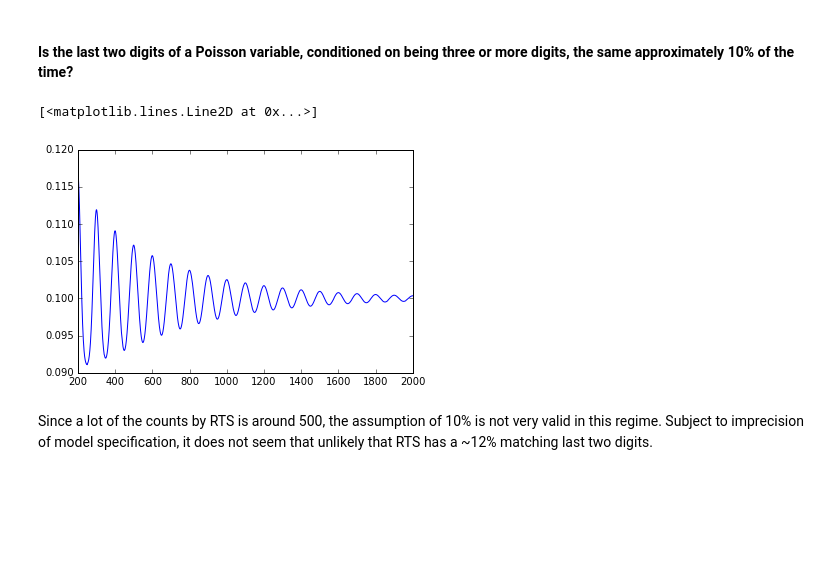
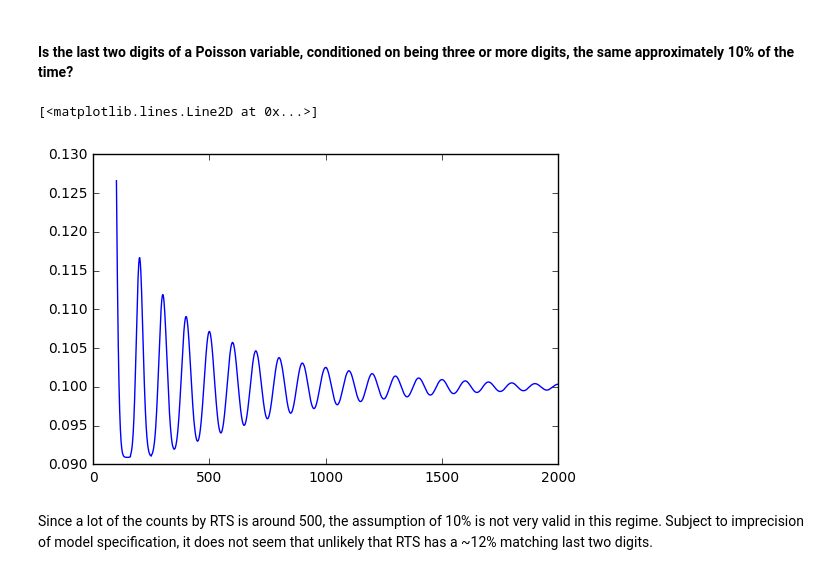
Before and after one commit to mads14/S215a-groupwork, a Jupyter notebook: science-open-research/OSR_Pitt_Hill.ipynb, the cells around one changed output. Cells and saved outputs as stored; diff of their text form; code cells hidden in the pictures; blank space fills up the shorter version.

```diff
--- a/science-open-research/OSR_Pitt_Hill.ipynb
+++ b/science-open-research/OSR_Pitt_Hill.ipynb
@@ -87,22 +200,22 @@ Since a lot of the counts by RTS is around 500, the assumption of 10% is not ver
 # %%
 def term2d_poisson_tv(mu):
     '''computes the total variation distance of the terminal digit distribution against uniform'''
     # Computes the probability mass, tail probability disregarded
     num_comp = np.ceil(stats.poisson.ppf(0.999, mu) / 100) * 100
     prob = stats.poisson.pmf(np.arange(100, num_comp), mu)
     # Normalization by 1-norm
     prob = prob / np.linalg.norm(prob, 1)
     # Reshaping prob into 10 columns so each row can be added
     prob = np.reshape(prob, (-1, 100))
     return np.sum(prob[:, 0:100:11])
 
 v_term2d_poisson_tv = np.vectorize(term2d_poisson_tv)
 # Range of mu we are plotting
-x = np.arange(200, 2000)
+x = np.arange(100, 2000)
 plt.plot(x, v_term2d_poisson_tv(x))
 # %% [output]
 [<matplotlib.lines.Line2D at 0x...>]
-[figure, old version]
+[figure, new version]
 # %% [markdown]
 Since a lot of the counts by RTS is around 500, the assumption of 10% is not very valid in this regime. Subject to imprecision of model specification, it does not seem that unlikely that RTS has a ~12% matching last two digits.
 # %% [markdown]
```
Also changed, not shown: parts of 26 cells of this notebook.
